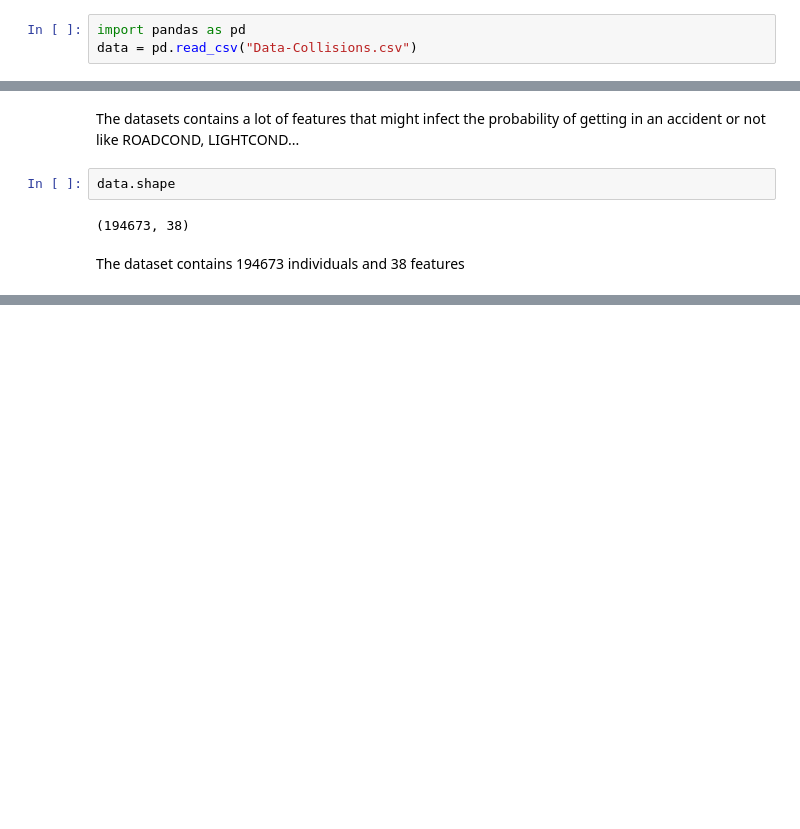
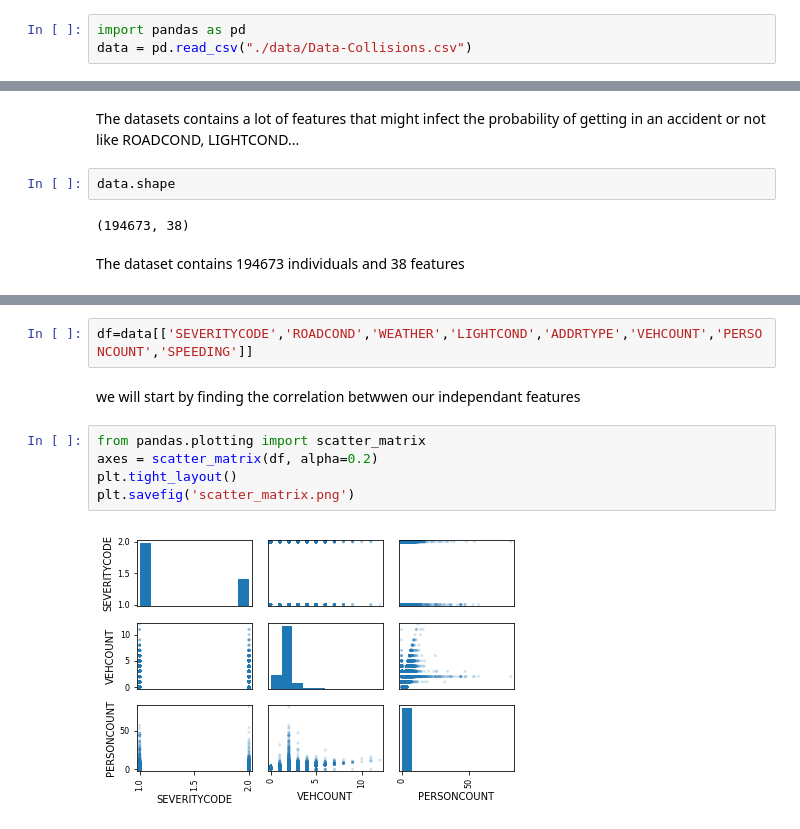
Before and after one commit to OumaimaBN/Capstone-Project, a Jupyter notebook: week2-nootebook.ipynb, the cells around one changed output, grey strips where cells are left out. Drawn from its saved outputs; the diff is of its cells as text; blank space fills up the shorter version.

```diff
--- a/week2-nootebook.ipynb
+++ b/week2-nootebook.ipynb
@@ -12,7 +20,7 @@ The mortality and morbidity rates from road traffic accidents are increasing ann
 * we will be using the dataset provided by IBM course's
 # %%
 import pandas as pd
-data = pd.read_csv("Data-Collisions.csv")
+data = pd.read_csv("./data/Data-Collisions.csv")
 # %%
 data.head()
 # %% [output]
@@ -33,0 +148,11 @@ The dataset contains 194673 individuals and 38 features
+# %%
+df=data[['SEVERITYCODE','ROADCOND','WEATHER','LIGHTCOND','ADDRTYPE','VEHCOUNT','PERSONCOUNT','SPEEDING']]
+# %% [markdown]
+we will start by finding the correlation betwwen our independant features
+# %%
+from pandas.plotting import scatter_matrix
+axes = scatter_matrix(df, alpha=0.2)
+plt.tight_layout()
+plt.savefig('scatter_matrix.png')
+# %% [output]
+[figure, added]
```
Also changed, not shown: parts of 20 cells of this notebook, 2 other files.
